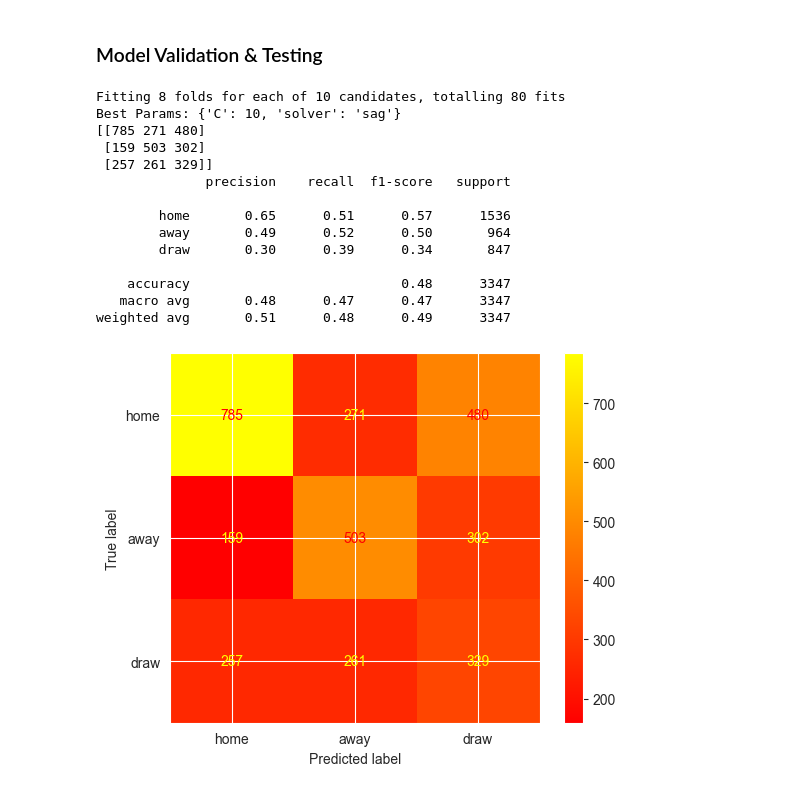
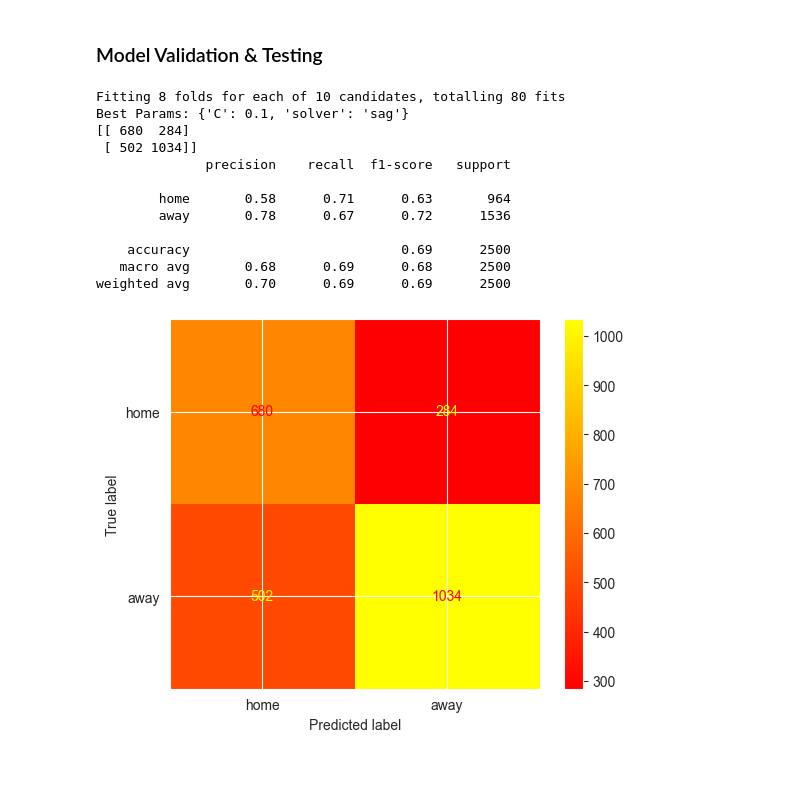
Before and after one commit to IU-Capstone-Project-2025/GoalSight, a Jupyter notebook: notebooks/ML_part_data.ipynb, the cells around one changed output. Saved outputs shown, nothing was run; the diff lists cells and outputs as text; code cells hidden in the pictures.

Commit message:
Fix of class mapping

```diff
--- a/notebooks/ML_part_data.ipynb
+++ b/notebooks/ML_part_data.ipynb
@@ -243,7 +232,7 @@ def get_team_embeddings(match_row, team_type, embeddings_data):
 # %% [markdown]
 ### Creating a composite dataset
 # %%
-def create_comprehensive_ml_dataset(matches_df, team_attributes):
+def create_comprehensive_ml_dataset(matches_df, team_attributes, player_attributes):
     ml = matches_df.copy()
     ml['season_encoded'] = ml['season'].str.replace('/', '').astype(int)
     ml['stage'] = ml['stage'].fillna(0)
@@ -275,9 +264,8 @@ def create_comprehensive_ml_dataset(matches_df, team_attributes):
     comprehensive = pd.concat([ml, features_df], axis=1)
     print(f"Comprehensive dataset shape: {comprehensive.shape}")
     return comprehensive
-comprehensive_dataset = create_comprehensive_ml_dataset(
-    matches_enhanced, team_attributes, player_attributes
-)
+
+comprehensive_dataset = create_comprehensive_ml_dataset(matches_enhanced, team_attributes, player_attributes)
 
 print(f"A comprehensive dataset has been created: {comprehensive_dataset.shape}")
 print(comprehensive_dataset.head())
@@ -304,6 +292,9 @@ A comprehensive dataset has been created: (25979, 220)
 # %%
 comprehensive_dataset['result'] = comprehensive_dataset.apply(create_match_result, axis=1)
 comprehensive_dataset['result_label'] = comprehensive_dataset['result'].map({1: 'home_win', 0: 'draw', -1: 'away_win'})
+
+comprehensive_dataset = comprehensive_dataset.loc[:,~comprehensive_dataset.columns.duplicated()]
+comprehensive_dataset = comprehensive_dataset[comprehensive_dataset['result_label'] != 'draw'].reset_index(drop=True)
 
 rows_with_nan = comprehensive_dataset.isnull().any(axis=1).sum()
 total_rows = len(comprehensive_dataset)
@@ -458,9 +449,7 @@ Missing features: 0
 ### Exploratory Data Analysis (EDA) and Preprocessing
 # %%
 X = dropped_df[all_features].dropna().reset_index(drop=True)
-X = X.loc[:,~X.columns.duplicated()]
-X = X.loc[:,~X.columns.duplicated()]
-y = X['result_label'].map({'home_win': 0, 'away_win': 1, 'draw': 2}).values
+y = X['result_label'].map({'home_win': 1, 'away_win': 0}).values
 X = X.drop(columns=['result_label']).values
 
 X_train, X_temp, y_train, y_temp = train_test_split(X, y, train_size=0.7, stratify=y, random_state=91)
@@ -476,14 +465,18 @@ pd.DataFrame(y_test, columns=['result_label']).to_csv('../backend/goalsight/pred
 # %% [markdown]
 ### Model Validation & Testing
 # %%
-class_counts = np.bincount(y_train)
-class_weights = {i: len(y_train) / (3 * c) for i, c in enumerate(class_counts)}
-
 param_grid = {
     'C': [0.01, 0.1, 1, 10, 100],
     'solver': ['sag', 'saga'],
 }
 
+classes = np.unique(y_train)
+class_weights_array = compute_class_weight(
+    class_weight='balanced',
+    classes=classes,
+    y=y_train
+)
+class_weights = dict(zip(classes, class_weights_array))
 logreg = LogisticRegression(
     class_weight=class_weights,
     max_iter=2000,
@@ -503,47 +496,44 @@ y_pred = best_clf.predict(X_test)
 cm = confusion_matrix(y_test, y_pred)
 
 print(cm)
-print(classification_report(y_test, y_pred, target_names=['home','away','draw']))
+print(classification_report(y_test, y_pred, target_names=['home','away']))
 
-ConfusionMatrixDisplay(cm, display_labels=['home','away','draw']).plot(cmap='autumn')
+ConfusionMatrixDisplay(cm, display_labels=['home','away']).plot(cmap='autumn')
 
-# Сохранение
 with open('../backend/goalsight/ml_models/model.pkl', 'wb') as f:
     pickle.dump(best_clf, f)
 
 metrics = {
     'cv_accuracy': scores.mean(),
     'cv_std': scores.std(),
     **classification_report(y_test, y_pred, output_dict=True)
 }
 
 metrics_path = '../backend/goalsight/ml_models/metrics.json'
 with open(metrics_path, 'w') as f:
     json.dump(metrics, f, indent=2)
 
 with open('../backend/goalsight/ml_models/scaler.pkl', 'wb') as f:
     pickle.dump(scaler, f)
 
 feature_list = [f for f in available_features if f != 'result_label']
 with open('features.json', 'w') as f:
     json.dump(feature_list, f)
 
-class_mapping = {'home_win': 0, 'away_win': 1, 'draw': 2}
+class_mapping = {"non_win": 0,"home_win": 1}
 with open('class_mapping.json', 'w') as f:
     json.dump(class_mapping, f)
 # %% [output]
 Fitting 8 folds for each of 10 candidates, totalling 80 fits
-Best Params: {'C': 10, 'solver': 'sag'}
-[[785 271 480]
- [159 503 302]
- [257 261 329]]
+Best Params: {'C': 0.1, 'solver': 'sag'}
+[[ 680  284]
+ [ 502 1034]]
               precision    recall  f1-score   support
 
-        home       0.65      0.51      0.57      1536
-        away       0.49      0.52      0.50       964
-        draw       0.30      0.39      0.34       847
+        home       0.58      0.71      0.63       964
+        away       0.78      0.67      0.72      1536
 
-    accuracy                           0.48      3347
-   macro avg       0.48      0.47      0.47      3347
-weighted avg       0.51      0.48      0.49      3347
+    accuracy                           0.69      2500
+   macro avg       0.68      0.69      0.68      2500
+weighted avg       0.70      0.69      0.69      2500
-[figure, old version]
+[figure, new version]
```
Also changed, not shown: parts of 4 cells of this notebook, 10 other files.
